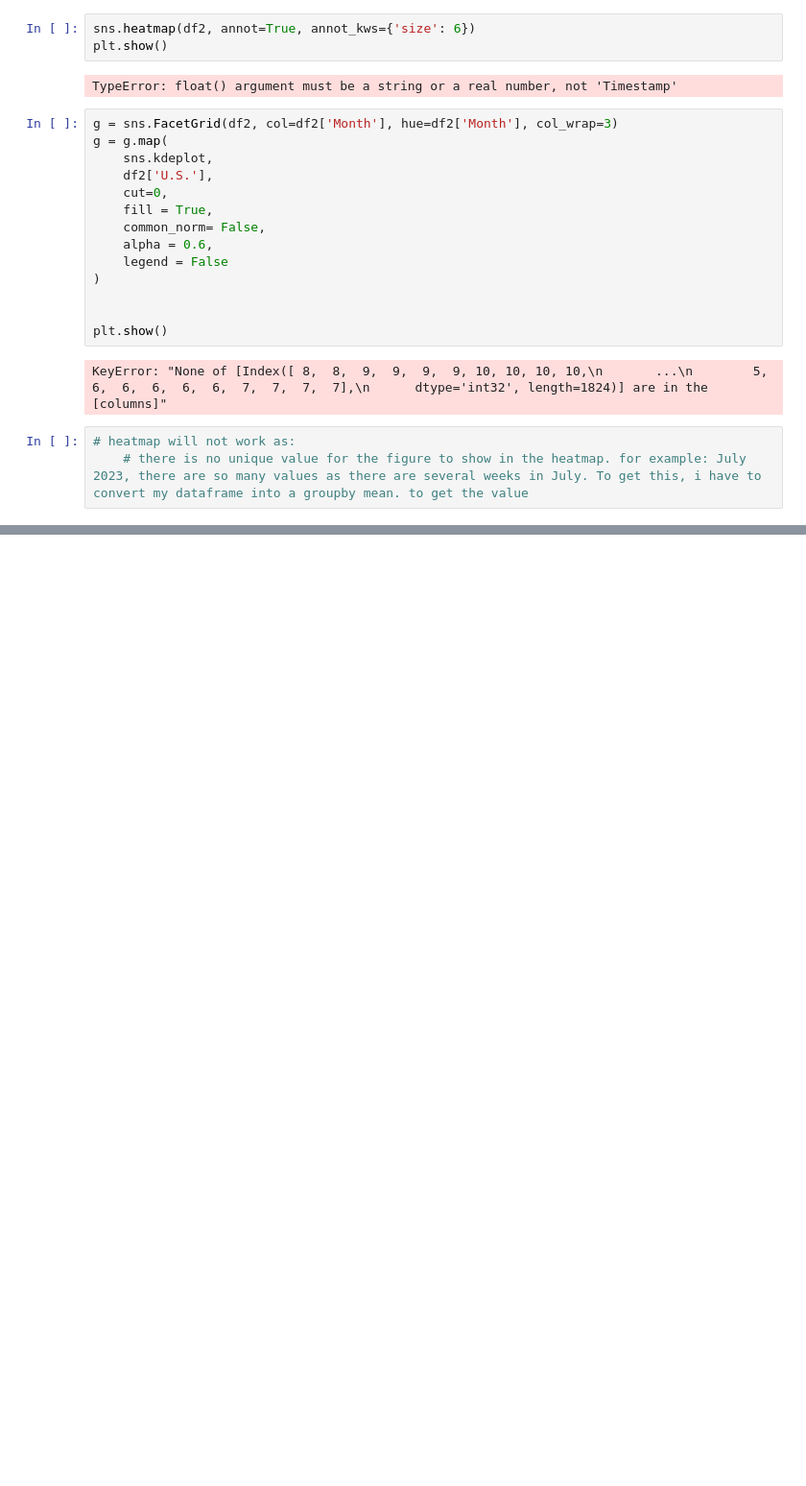
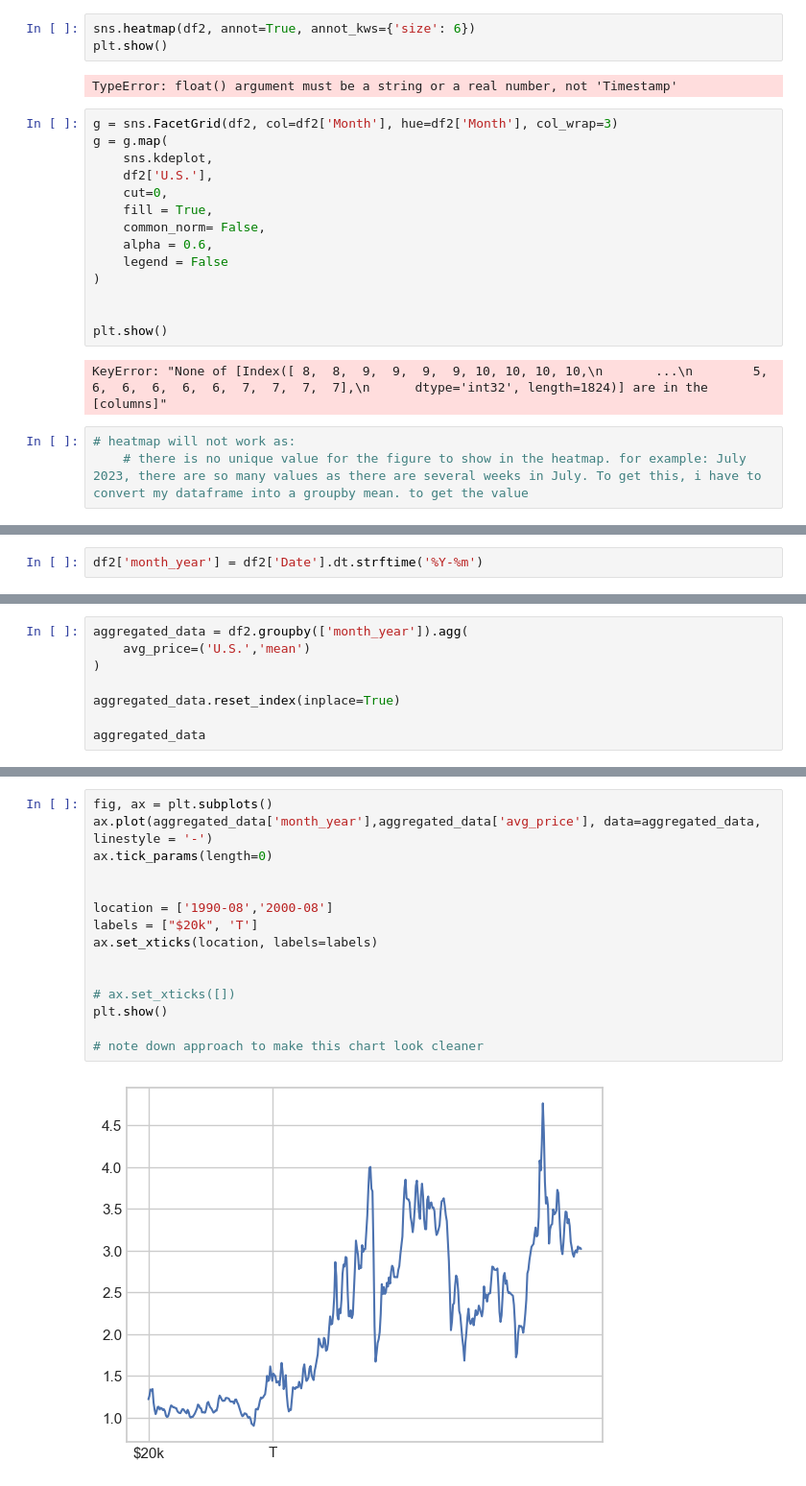
Before and after one commit to tdoan123/data-learning-journey, a Jupyter notebook: Python/Bamboo Weekly/bw_83_US_gasoline_price.ipynb, the cells around one changed output, grey strips where cells are left out. Shown at 96% size. Cells and saved outputs as stored; diff of their text form; blank space fills up the shorter version.

```diff
--- a/Python/Bamboo Weekly/bw_83_US_gasoline_price.ipynb
+++ b/Python/Bamboo Weekly/bw_83_US_gasoline_price.ipynb
@@ -582,0 +607,2 @@ KeyError: "None of [Index([ 8,  8,  9,  9,  9,  9, 10, 10, 10, 10,\n       ...\n
+# %%
+df2['month_year'] = df2['Date'].dt.strftime('%Y-%m')
@@ -582,0 +631,8 @@ KeyError: "None of [Index([ 8,  8,  9,  9,  9,  9, 10, 10, 10, 10,\n       ...\n
+# %%
+aggregated_data = df2.groupby(['month_year']).agg(
+    avg_price=('U.S.','mean')
+)
+
+aggregated_data.reset_index(inplace=True)
+
+aggregated_data
@@ -582,0 +668,17 @@ KeyError: "None of [Index([ 8,  8,  9,  9,  9,  9, 10, 10, 10, 10,\n       ...\n
+# %%
+fig, ax = plt.subplots()
+ax.plot(aggregated_data['month_year'],aggregated_data['avg_price'], data=aggregated_data, linestyle = '-')
+ax.tick_params(length=0)
+
+
+location = ['1990-08','2000-08']
+labels = ["$20k", 'T']
+ax.set_xticks(location, labels=labels)
+
+
+# ax.set_xticks([])
+plt.show()
+
+# note down approach to make this chart look cleaner
+# %% [output]
+[figure, added]
```
Also changed, not shown: parts of 7 cells of this notebook, 1 other file.
